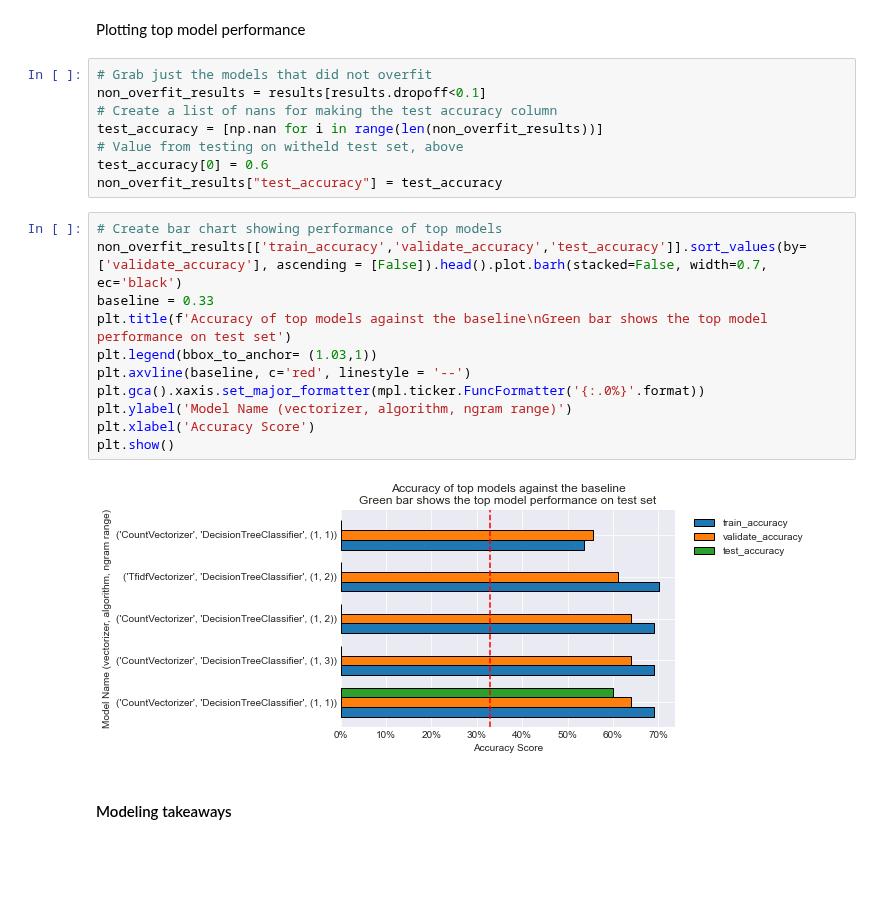
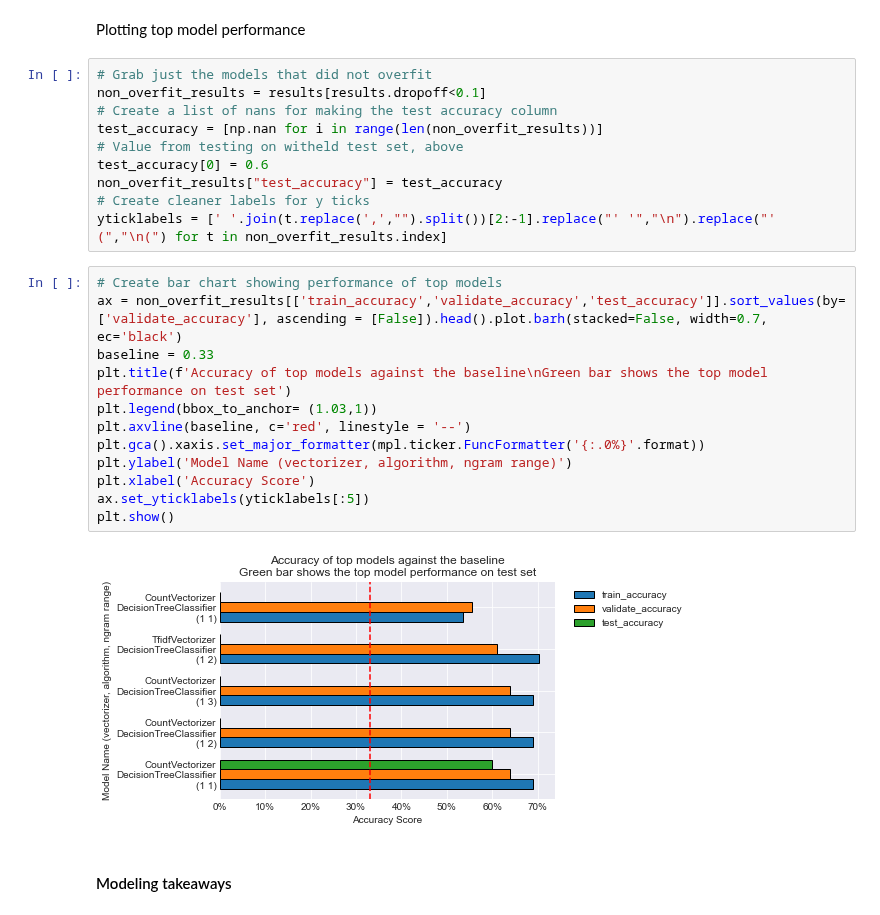
Before and after one commit to brandyn-oliver-jesse-nlp/github-readme-languages, a Jupyter notebook: final_notebook.ipynb, the cells around one changed output. Drawn from its saved outputs; the diff is of its cells as text; blank space fills up the shorter version.

Commit message:
Update model results plot

```diff
--- a/final_notebook.ipynb
+++ b/final_notebook.ipynb
@@ -292,27 +292,30 @@ pd.DataFrame(validate_class_report)
 Slight drop in accuracy but overall pretty good at 60%, beating the baseline by 27%!
 # %% [markdown]
 Plotting top model performance
-# %%
-# Grab just the models that did not overfit
-non_overfit_results = results[results.dropoff<0.1]
-# Create a list of nans for making the test accuracy column
-test_accuracy = [np.nan for i in range(len(non_overfit_results))]
-# Value from testing on witheld test set, above
-test_accuracy[0] = 0.6
-non_overfit_results["test_accuracy"] = test_accuracy
+# %%
+# Grab just the models that did not overfit
+non_overfit_results = results[results.dropoff<0.1]
+# Create a list of nans for making the test accuracy column
+test_accuracy = [np.nan for i in range(len(non_overfit_results))]
+# Value from testing on witheld test set, above
+test_accuracy[0] = 0.6
+non_overfit_results["test_accuracy"] = test_accuracy
+# Create cleaner labels for y ticks
+yticklabels = [' '.join(t.replace(',',"").split())[2:-1].replace("' '","\n").replace("' (","\n(") for t in non_overfit_results.index]
 # %%
 # Create bar chart showing performance of top models
-non_overfit_results[['train_accuracy','validate_accuracy','test_accuracy']].sort_values(by=['validate_accuracy'], ascending = [False]).head().plot.barh(stacked=False, width=0.7, ec='black')
+ax = non_overfit_results[['train_accuracy','validate_accuracy','test_accuracy']].sort_values(by=['validate_accuracy'], ascending = [False]).head().plot.barh(stacked=False, width=0.7, ec='black')
 baseline = 0.33
 plt.title(f'Accuracy of top models against the baseline\nGreen bar shows the top model performance on test set')
 plt.legend(bbox_to_anchor= (1.03,1))
 plt.axvline(baseline, c='red', linestyle = '--')
 plt.gca().xaxis.set_major_formatter(mpl.ticker.FuncFormatter('{:.0%}'.format))
 plt.ylabel('Model Name (vectorizer, algorithm, ngram range)')
 plt.xlabel('Accuracy Score')
+ax.set_yticklabels(yticklabels[:5])
 plt.show()
 # %% [output]
-[figure, old version]
+[figure, new version]
 # %% [markdown]
 #### Modeling takeaways
 # %% [markdown]
```
Also changed, not shown: parts of 3 cells of this notebook.
